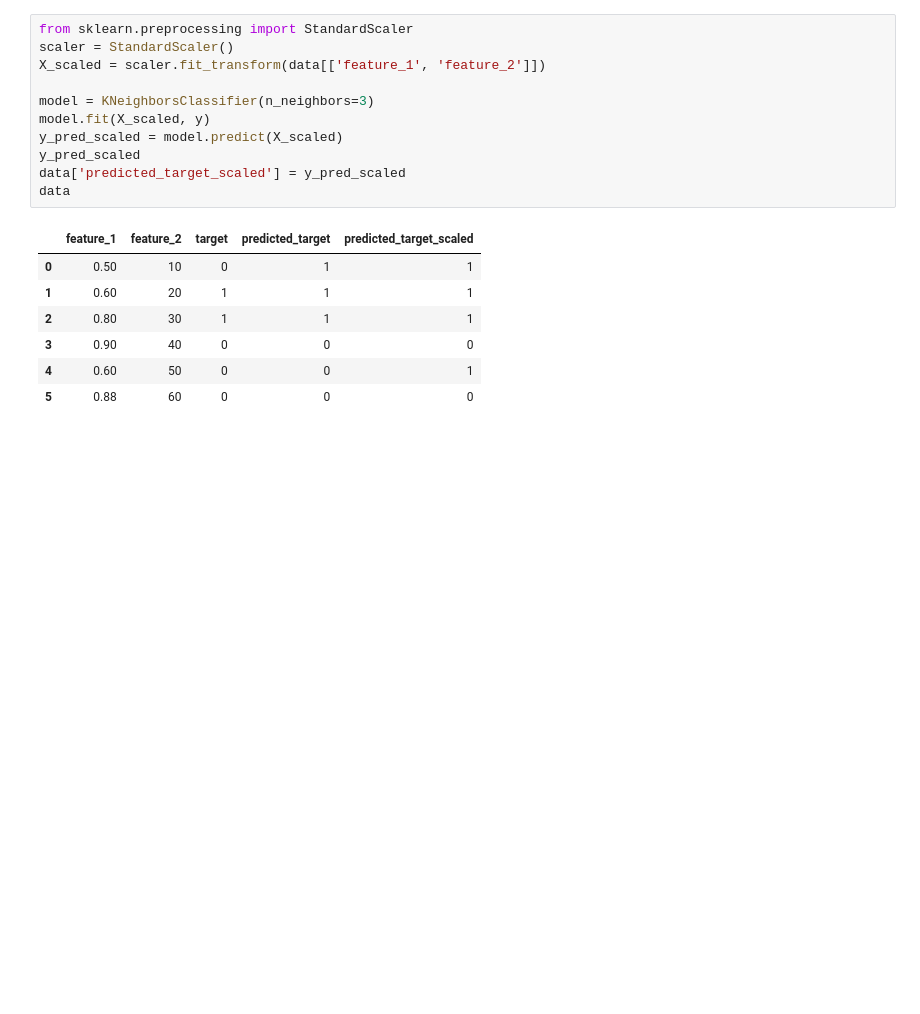
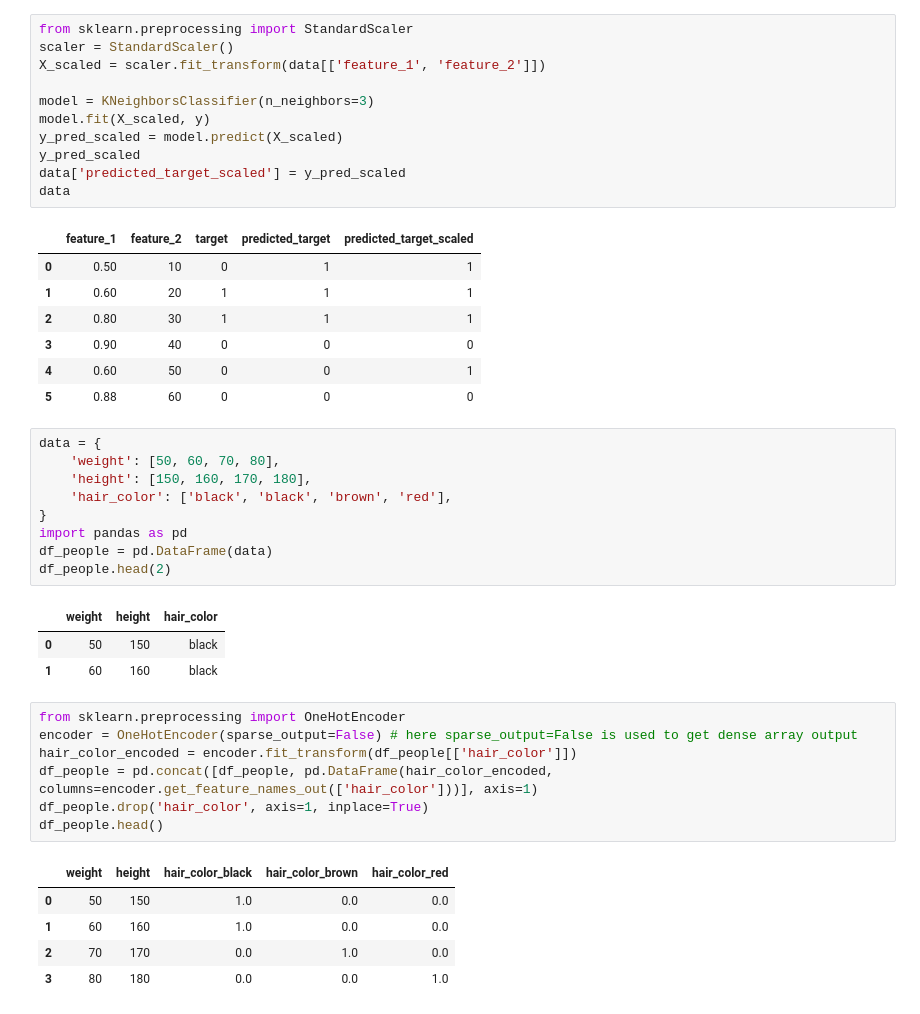
Before and after one commit to rahul8879/harika_ai, a Jupyter notebook: machine_learning/01_KNN_basic.ipynb, the cells around one changed output. Drawn from its saved outputs; the diff is of its cells as text; blank space fills up the shorter version.

```diff
--- a/machine_learning/01_KNN_basic.ipynb
+++ b/machine_learning/01_KNN_basic.ipynb
@@ -204,3 +204,29 @@ data
 | 3 | 0.90 | 40 | 0 | 0 | 0 |
 | 4 | 0.60 | 50 | 0 | 0 | 1 |
 | 5 | 0.88 | 60 | 0 | 0 | 0 |
+# %%
+data = {
+    'weight': [50, 60, 70, 80],
+    'height': [150, 160, 170, 180],
+    'hair_color': ['black', 'black', 'brown', 'red'],
+}
+import pandas as pd
+df_people = pd.DataFrame(data)
+df_people.head(2)
+# %% [output]
+|  | weight | height | hair_color |
+| 0 | 50 | 150 | black |
+| 1 | 60 | 160 | black |
+# %%
+from sklearn.preprocessing import OneHotEncoder
+encoder = OneHotEncoder(sparse_output=False) # here sparse_output=False is used to get dense array output
+hair_color_encoded = encoder.fit_transform(df_people[['hair_color']])
+df_people = pd.concat([df_people, pd.DataFrame(hair_color_encoded, columns=encoder.get_feature_names_out(['hair_color']))], axis=1)
+df_people.drop('hair_color', axis=1, inplace=True)
+df_people.head()
+# %% [output]
+|  | weight | height | hair_color_black | hair_color_brown | hair_color_red |
+| 0 | 50 | 150 | 1.0 | 0.0 | 0.0 |
+| 1 | 60 | 160 | 1.0 | 0.0 | 0.0 |
+| 2 | 70 | 170 | 0.0 | 1.0 | 0.0 |
+| 3 | 80 | 180 | 0.0 | 0.0 | 1.0 |
```
Also changed, not shown: parts of 6 cells of this notebook.
